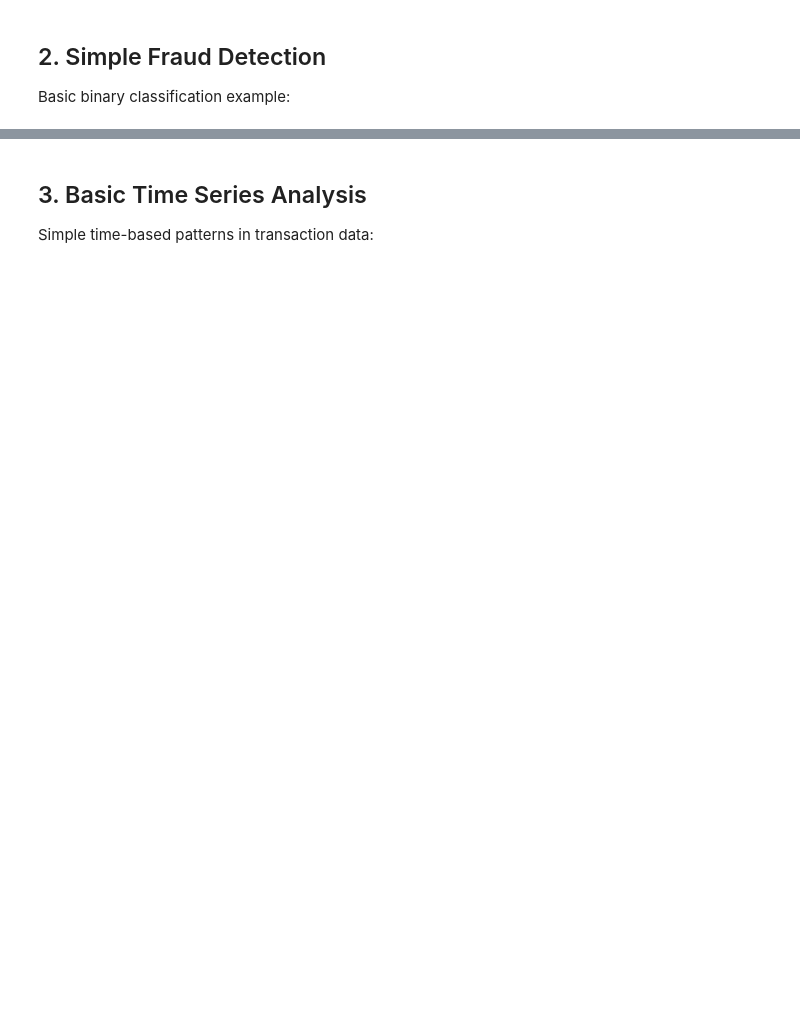
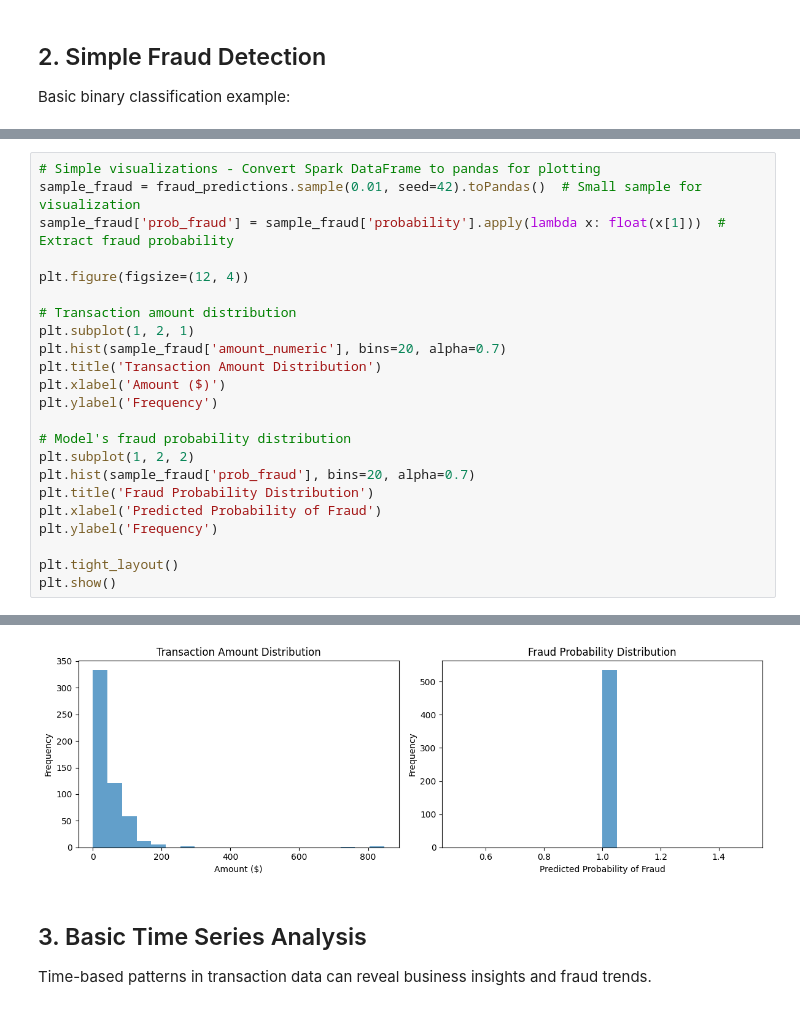
Before and after one commit to juice1000/big-data-analytics, a Jupyter notebook: labs/day2/02_pyspark_ml.ipynb, the cells around one changed output, grey strips where cells are left out. Saved outputs shown, nothing was run; the diff lists cells and outputs as text; blank space fills up the shorter version.

```diff
--- a/labs/day2/02_pyspark_ml.ipynb
+++ b/labs/day2/02_pyspark_ml.ipynb
@@ -801,0 +375,24 @@ plt.show()
+# %%
+# Simple visualizations - Convert Spark DataFrame to pandas for plotting
+sample_fraud = fraud_predictions.sample(0.01, seed=42).toPandas()  # Small sample for visualization
+sample_fraud['prob_fraud'] = sample_fraud['probability'].apply(lambda x: float(x[1]))  # Extract fraud probability
+
+plt.figure(figsize=(12, 4))
+
+# Transaction amount distribution
+plt.subplot(1, 2, 1)
+plt.hist(sample_fraud['amount_numeric'], bins=20, alpha=0.7)
+plt.title('Transaction Amount Distribution')
+plt.xlabel('Amount ($)')
+plt.ylabel('Frequency')
+
+# Model's fraud probability distribution
+plt.subplot(1, 2, 2)
+plt.hist(sample_fraud['prob_fraud'], bins=20, alpha=0.7)
+plt.title('Fraud Probability Distribution')
+plt.xlabel('Predicted Probability of Fraud')
+plt.ylabel('Frequency')
+
+plt.tight_layout()
+plt.show()
+# %% [output]
@@ -802,5 +403,6 @@ plt.show()
+[figure, added]
 # %% [markdown]
 ## 3. Basic Time Series Analysis
 
-Simple time-based patterns in transaction data:
+Time-based patterns in transaction data can reveal business insights and fraud trends.
 # %%
```
Also changed, not shown: parts of 24 cells of this notebook, 7 other files.
